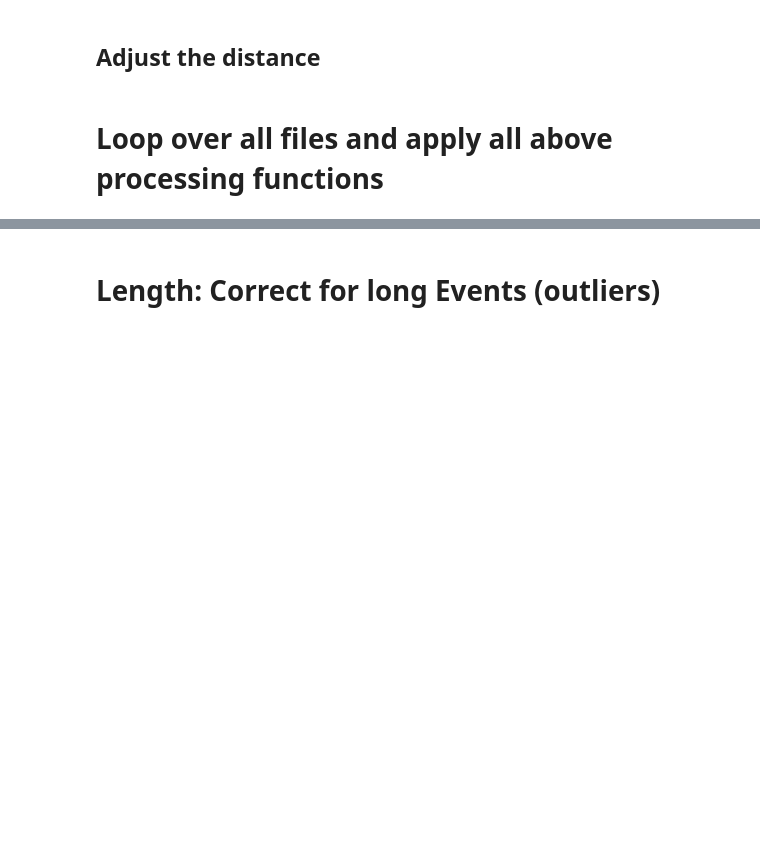
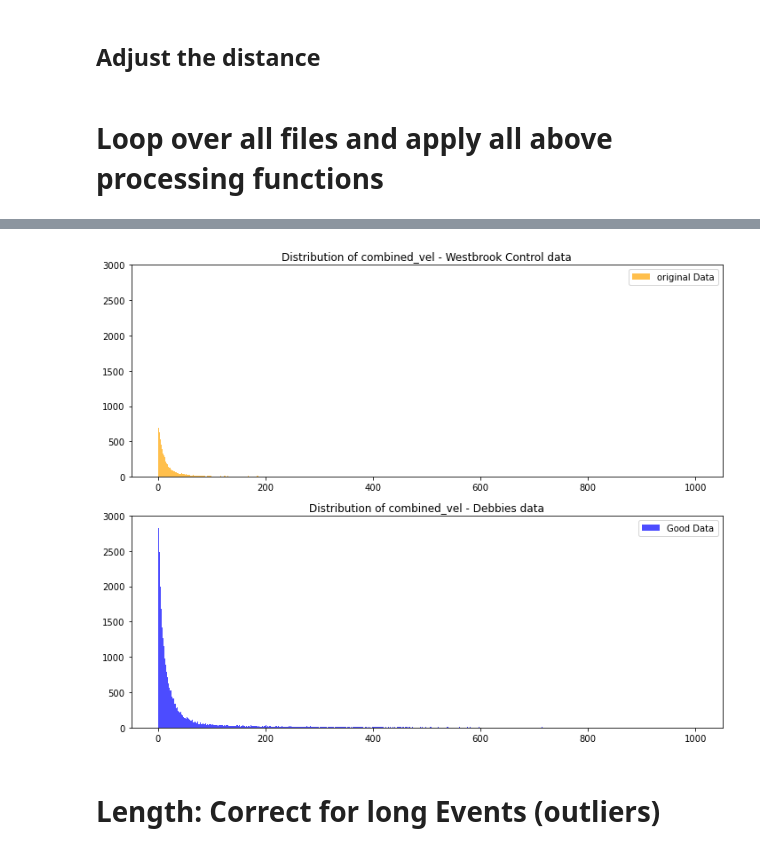
Before and after one commit to JasminLWalter/VR-EyeTracking-GraphTheory, a Jupyter notebook: GraphTheory_ET_VR_Westbrueck/Pre-processing2023/step3_gaze_processing.ipynb, the cells around one changed output, grey strips where cells are left out. Saved outputs shown, nothing was run; the diff lists cells and outputs as text; code cells hidden in the pictures; blank space fills up the shorter version.

```diff
--- a/GraphTheory_ET_VR_Westbrueck/Pre-processing2023/step3_gaze_processing.ipynb
+++ b/GraphTheory_ET_VR_Westbrueck/Pre-processing2023/step3_gaze_processing.ipynb
@@ -96,13 +96,13 @@ Total CPU threads: 8
 # %% [markdown]
 ## data paths & participant list
 # %%
-DATA_PATH = "F:/WestbrookProject/SpaRe_Data/pre-processing_2023/step1_preparation"
 
-data_savepath_cleaned = "F:/WestbrookProject/SpaRe_Data/pre-processing_2023/step2_cleaning_gazeProcessing/1_cleaned"
-data_savepath_interpolated = "F:/WestbrookProject/SpaRe_Data/pre-processing_2023/step2_cleaning_gazeProcessing/2_interpolated"
-data_savepath_intermediateP = "F:/WestbrookProject/SpaRe_Data/pre-processing_2023/step3_gazeProcessing/intermediateProcessing"
-data_savepath_intervals = "F:/WestbrookProject/SpaRe_Data/pre-processing_2023/step3_gazeProcessing/intervals"
-data_savepath_processed_gazes = "F:/WestbrookProject/SpaRe_Data/pre-processing_2023/step3_gazeProcessing"
+data_savepath_cleaned = "E:/WestbrookProject/SpaRe_Data/control_data/pre-processing_2023/velocity_based/step1_2_cleaning_gazeProcessing/1_cleaned"
+data_savepath_interpolated = "E:/WestbrookProject/SpaRe_Data/control_data/pre-processing_2023/velocity_based/step1_2_cleaning_gazeProcessing/2_interpolated"
+
+data_savepath_intermediateP = "E:/WestbrookProject/SpaRe_Data/control_data/pre-processing_2023/velocity_based/step3_gazeProcessing/intermediateProcessing"
+data_savepath_intervals = "E:/WestbrookProject/SpaRe_Data/control_data/pre-processing_2023/velocity_based/step3_gazeProcessing/intervals"
+data_savepath_processed_gazes = "E:/WestbrookProject/SpaRe_Data/control_data/pre-processing_2023/velocity_based/step3_gazeProcessing"
 
 
 
@@ -1728,0 +1999,48 @@ data = adjust_distance_NH(file, data)
+# %%
+# test plot
+
+
+import pandas as pd
+import matplotlib.pyplot as plt
+
+# Load your data frames (replace 'file1.csv' and 'file2.csv' with your file paths)
+file= "1004_Session_1_ET_1_data_correTS_mad_wobig.csv"
+
+data = pd.read_csv(os.path.join(data_savepath_intermediateP, file))
+
+goodData = pd.read_csv('E:/WestbrookProject/DebbiesData//correTS_mad_wobig_70656182-09b3-4c19-9ae2-0a2ab2e19fed.csv')
+file2 = "1004_Session_1_ET_1_interval_mad_wobig.csv"
+int_data = pd.read_csv(os.path.join(data_savepath_intervals, file2))
+
+# Specify the variable you want to compare
+variable_name = 'combined_vel'
+binVar = 3000
+
+# Create subplots
+fig, axes = plt.subplots(nrows=2, ncols=1, figsize=(10, 8))
+
+# Plot the distribution of the variable in the first subplot
+axes[0].hist(data[variable_name], bins = binVar, color='orange', alpha=0.7, label='original Data')
+axes[0].set_title(f'Distribution of {variable_name} - Westbrook Control data')
+axes[0].legend()
+# axes[0].set_xlim(0, 200)
+axes[0].set_ylim(0, 3000)
+# axes[0].set_xticks(bins)
+
+
+# Plot the distribution of the variable in the second subplot
+axes[1].hist(goodData[variable_name], bins = binVar, color='blue', alpha=0.7, label='Good Data')
+axes[1].set_title(f'Distribution of {variable_name} - Debbies data')
+axes[1].legend()
+# axes[1].set_xlim(0, 200)
+axes[1].set_ylim(0, 3000)
+# axes[1].set_xticks(bins[0:10])
+
+
+# Adjust layout
+plt.tight_layout()
+
+# Show the plots
+plt.show()
+# %% [output]
+[figure, added]
```
Also changed, not shown: parts of 66 cells of this notebook.
